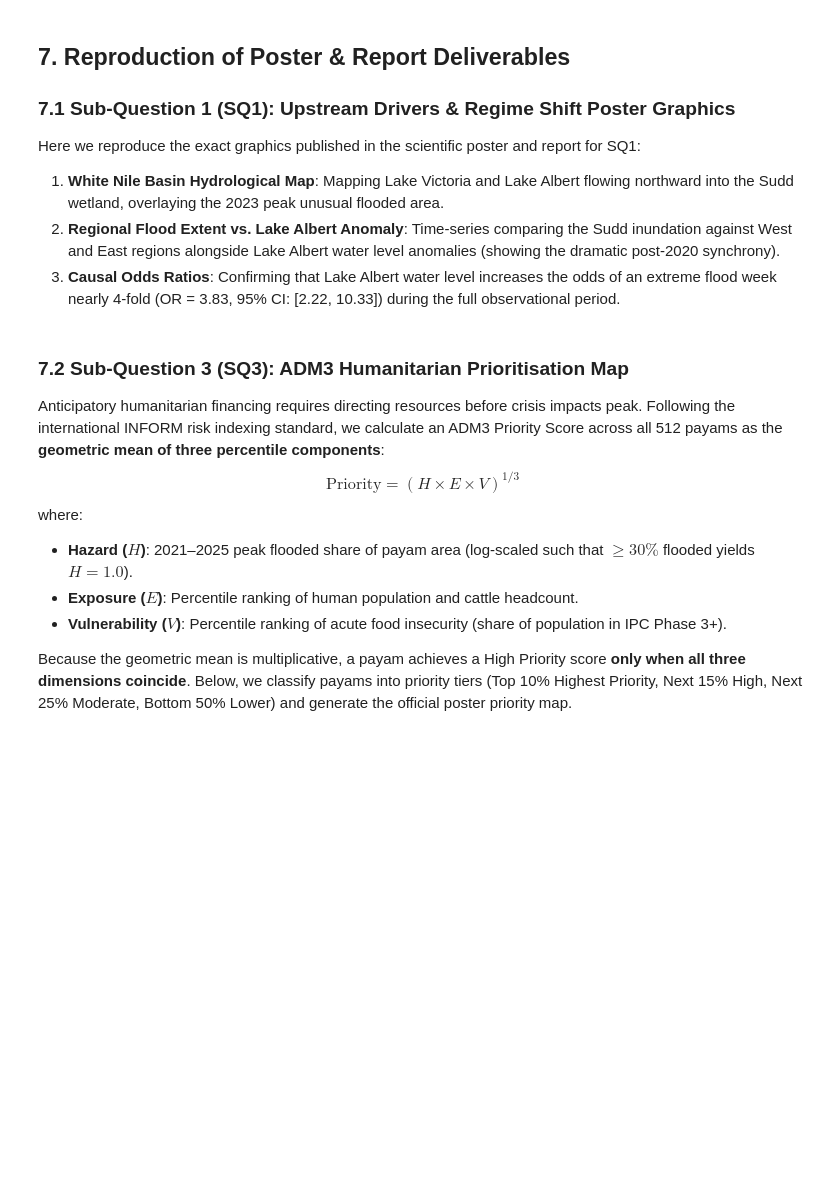
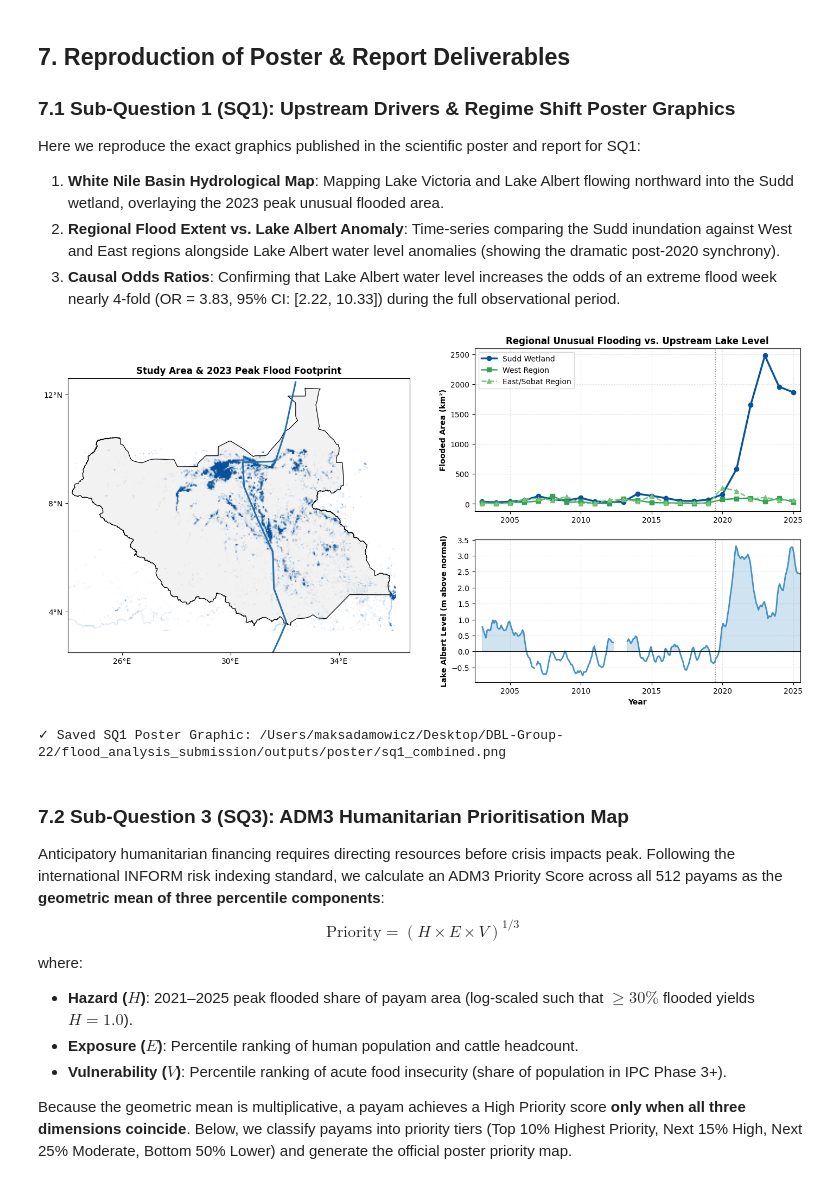
Before and after one commit to Franasit/DBL-Group-22, a Jupyter notebook: flood_analysis_submission/reproducible_flood_analysis.ipynb, the cells around one changed output. Saved outputs shown, nothing was run; the diff lists cells and outputs as text; code cells hidden in the pictures; blank space fills up the shorter version.

```diff
--- a/flood_analysis_submission/reproducible_flood_analysis.ipynb
+++ b/flood_analysis_submission/reproducible_flood_analysis.ipynb
@@ -1158,69 +1300,14 @@ def reproduce_poster_sq1(df_daily):
     """
     CELL, LON0, LON1, LAT0, LAT1 = 0.04, 23.9, 36.1, 3.3, 12.4
 
-    # Load flood grid cache and calculate 2023 maximum unusual flood
-    grid_candidates = [
-        DATA_DIR / '_flood_grid_monthly_frac.npz',
-        PROJECT_ROOT / 'flood_analysis_submission' / 'data' / '_flood_grid_monthly_frac.npz',
-        PROJECT_ROOT / 'data' / '_flood_grid_monthly_frac.npz'
-    ]
-    grid_path = next((p for p in grid_candidates if p.exists()), None)
-    if grid_path is None:
-        grid_path = DATA_DIR / '_flood_grid_monthly_frac.npz'
-        # On-the-fly synthesis if somehow deleted mid-run
-        nx, ny, n_months = 305, 228, 276
-        X, Y = np.meshgrid(np.linspace(23.9, 36.1, nx), np.linspace(3.3, 12.4, ny))
-        sudd_mask = np.clip(1.0 - np.sqrt(((X - 31.0)/1.8)**2 + ((Y - 8.0)/1.5)**2), 0, 1)
-        unusual = np.zeros((n_months, ny, nx), dtype=np.float32)
-        recurring = np.zeros((n_months, ny, nx), dtype=np.float32)
-        rng_grid = np.random.default_rng(42)
-        for m in range(n_months):
-            s = np.maximum(0, np.sin(((m % 12) + 1 - 5) * np.pi / 6))
-            surge = 2.5 if (2003 + m // 12) >= 2020 else 1.0
-            unusual[m] = np.clip((sudd_mask * 0.4 * surge * s) + rng_grid.uniform(0, 0.05, (ny, nx)), 0, 1)
-            recurring[m] = np.clip((sudd_mask * 0.25 * s) + rng_grid.uniform(0, 0.02, (ny, nx)), 0, 1)
-        grid_path.parent.mkdir(parents=True, exist_ok=True)
-        np.savez_compressed(grid_path, unusual=unusual, recurring=recurring)
-    grid = np.load(grid_path)
-    flood2023 = grid['unusual'][(2023 - 2003) * 12:(2024 - 2003) * 12].astype(float).max(axis=0)
+    # 2023 maximum unusual flooded fraction from the monthly grid built in Section 3.2
+    flood2023 = FLOOD_GRID['unusual'][(2023 - 2003) * 12:(2024 - 2003) * 12].astype(float).max(axis=0)
 
-    # Compute regional flood series and Lake Albert monthly mean
-    rf_candidates = [
-        DATA_DIR / '_flood_regions.parquet',
-        PROJECT_ROOT / 'flood_analysis_submission' / 'data' / '_flood_regions.parquet',
-        PROJECT_ROOT / 'data' / '_flood_regions.parquet'
-    ]
-    rf_path = next((p for p in rf_candidates if p.exists()), None)
-    if rf_path is None:
-        rf_path = DATA_DIR / '_flood_regions.parquet'
-        months = pd.date_range('2003-01-01', '2025-12-31', freq='MS')
-        df_rf_temp = pd.DataFrame({
-            'unusual_sudd':  [float(grid['unusual'][i].sum() * 0.04 * 0.04 * 111 * 111 * 0.01) for i in range(len(months))],
-            'unusual_sobat': [float(grid['unusual'][i].sum() * 0.04 * 0.04 * 111 * 111 * 0.005) for i in range(len(months))]
-        }, index=months)
-        rf_path.parent.mkdir(parents=True, exist_ok=True)
-        df_rf_temp.to_parquet(rf_path)
-    rf = pd.read_parquet(rf_path)
-
-    # Normalise column names: support legacy 'unusual_px_*' and current 'unusual_*'
-    col_map = {}
-    for new_col, aliases in [
-        ('unusual_sudd',  ['unusual_sudd',  'unusual_px_sudd']),
-        ('unusual_sobat', ['unusual_sobat', 'unusual_px_east']),
-        ('unusual_west',  ['unusual_west',  'unusual_px_west']),
-    ]:
-        for alias in aliases:
-            if alias in rf.columns:
-                col_map[alias] = new_col
-    rf = rf.rename(columns=col_map)
-
-    # If west region column is absent, synthesise a rough proxy (30 % of Sudd series)
-    if 'unusual_west' not in rf.columns:
-        rf['unusual_west'] = rf['unusual_sudd'] * 0.30
+    # Daily regional unusual-flood pixel counts (Sudd / West / East-Sobat) from Section 3.2
+    rf = df_flood_daily[['unusual_sudd', 'unusual_west', 'unusual_sobat']]
 
     # Scale pixel counts to km2 using PIXEL_KM2 constant (set in Cell 6)
-    pix = globals().get('PIXEL_KM2', 1.6)   # fallback: 0.04 deg ~ 4 km, area ~ 1.6 km2
-    yearly = (rf.resample('W-SUN').max() * pix).resample('YE').mean()
+    yearly = (rf.resample('W-SUN').max() * PIXEL_KM2).resample('YE').mean()
     yearly.index = yearly.index.year
     yearly = yearly.loc[2003:2025]
 
@@ -1233,7 +1320,7 @@ def reproduce_poster_sq1(df_daily):
 
     # Panel 1: Map
     axm = fig.add_axes([0.05, 0.1, 0.42, 0.82])
-    gdf_ssd = gpd.read_file(DATA_DIR / 'ssd_admin0.geojson')
+    gdf_ssd = gdf_admin0
     geom = gdf_ssd.geometry.union_all()
     gdf_ssd.plot(ax=axm, color='#f2f2f2', edgecolor='black', lw=0.9, zorder=1)
 
@@ -1263,33 +1350,36 @@ def reproduce_poster_sq1(df_daily):
 
     # Panel 2: Regional Flooding Time Series
     ax1 = fig.add_axes([0.55, 0.52, 0.40, 0.40])
     x = yearly.index.values
     ax1.plot(x, yearly['unusual_sudd'],  color='#08519c', lw=2.5, marker='o', label='Sudd Wetland')
     ax1.plot(x, yearly['unusual_west'],  color='#31a354', lw=1.8, marker='s', label='West Region')
     ax1.plot(x, yearly['unusual_sobat'], color='#74c476', lw=1.8, marker='^', ls='--', label='East/Sobat Region')
     ax1.axvline(2019.5, color='gray', lw=1.2, ls=':')
     ax1.set_ylabel('Flooded Area (km\u00b2)', fontsize=10, fontweight='bold')
     ax1.set_title('Regional Unusual Flooding vs. Upstream Lake Level', fontsize=12, fontweight='bold')
     ax1.legend(loc='upper left')
     ax1.grid(True, ls=':', alpha=0.5)
 
     # Panel 3: Lake Albert Anomaly
     ax2 = fig.add_axes([0.55, 0.10, 0.40, 0.35], sharex=ax1)
     xm = albert_anom.index.year + (albert_anom.index.month - 0.5) / 12
     ax2.plot(xm, albert_anom.values, color='#4292c6', lw=2.0)
     ax2.fill_between(xm, 0, albert_anom.values, where=albert_anom.values > 0, color='#4292c6', alpha=0.25)
     ax2.axhline(0, color='black', lw=0.8)
     ax2.axvline(2019.5, color='gray', lw=1.2, ls=':')
     ax2.set_ylabel('Lake Albert Level (m above normal)', fontsize=10, fontweight='bold')
     ax2.set_xlabel('Year', fontsize=10, fontweight='bold')
     ax2.set_xlim(2002.5, 2025.5)
     ax2.grid(True, ls=':', alpha=0.5)
 
     plt.savefig(POSTER_DIR / 'sq1_combined.png', dpi=300, bbox_inches='tight')
     plt.show()
     print(f'\u2713 Saved SQ1 Poster Graphic: {POSTER_DIR / "sq1_combined.png"}')
 
 reproduce_poster_sq1(df_daily)
+# %% [output]
+[figure, added]
+✓ Saved SQ1 Poster Graphic: /Users/maksadamowicz/Desktop/DBL-Group-22/flood_analysis_submission/outputs/poster/sq1_combined.png
 # %% [markdown]
 ### 7.2 Sub-Question 3 (SQ3): ADM3 Humanitarian Prioritisation Map
 Anticipatory humanitarian financing requires directing resources before crisis impacts peak. Following the international INFORM risk indexing standard, we calculate an ADM3 Priority Score across all 512 payams as the **geometric mean of three percentile components**:
```
Also changed, not shown: parts of 20 cells of this notebook.
